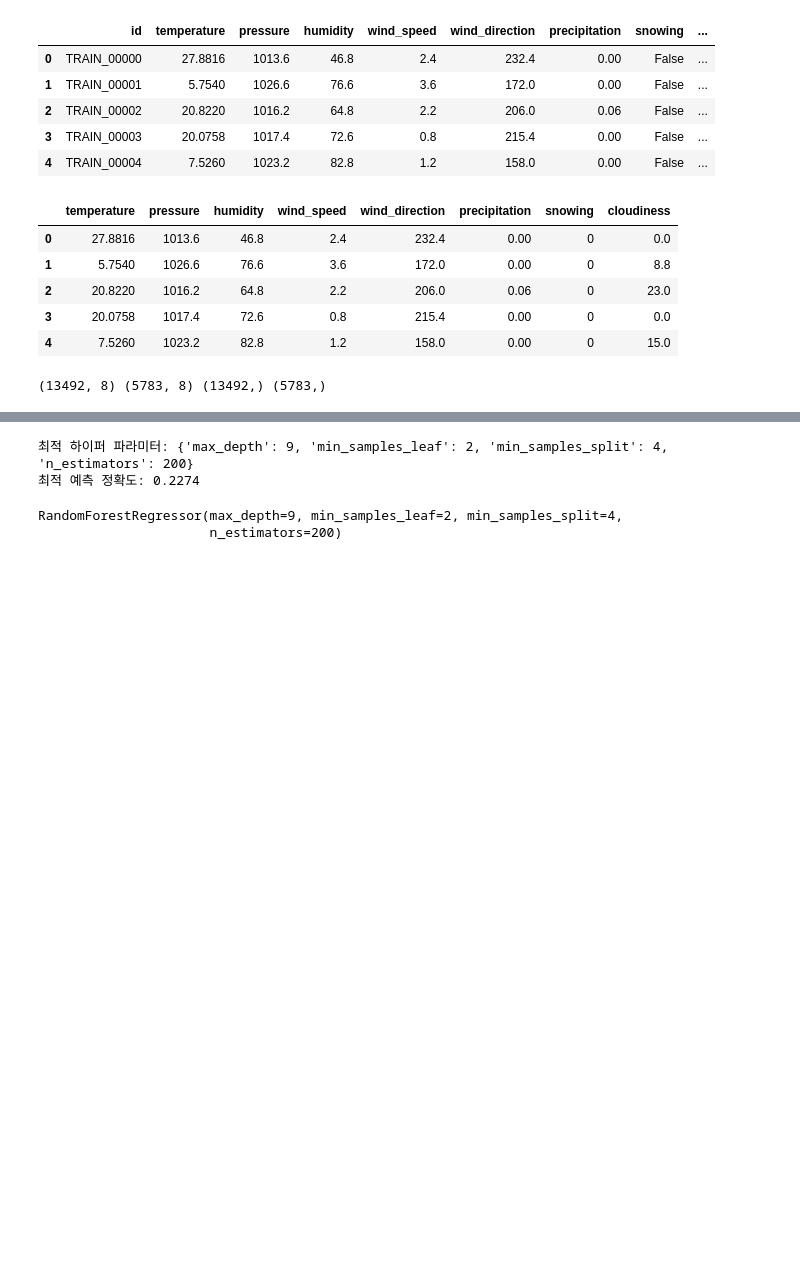
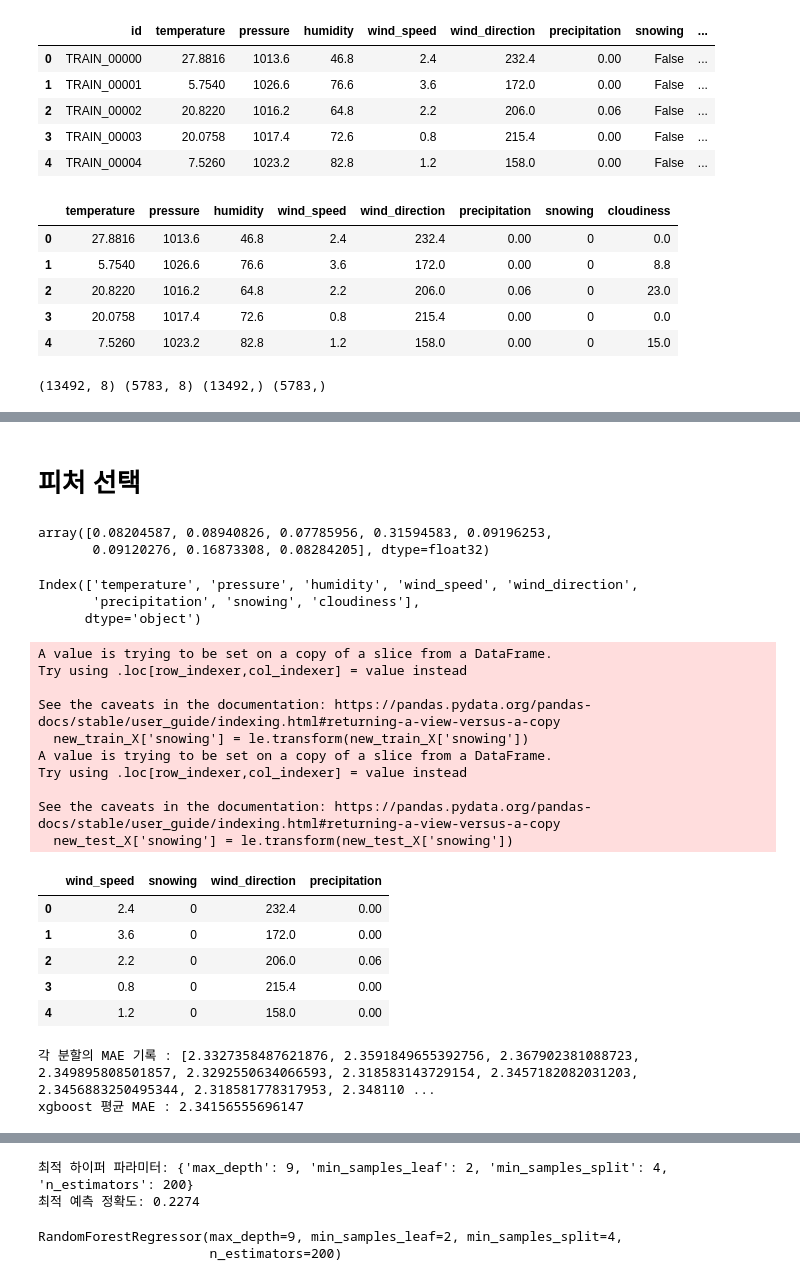
Before and after one commit to stat-thon/project-windpower, a Jupyter notebook: Modeling.ipynb, the cells around one changed output, grey strips where cells are left out. Drawn from its saved outputs; the diff is of its cells as text; code cells hidden in the pictures; blank space fills up the shorter version.

```diff
--- a/Modeling.ipynb
+++ b/Modeling.ipynb
@@ -61,0 +172,48 @@ print(X_train.shape, X_valid.shape, y_train.shape, y_valid.shape)
+# %% [markdown]
+# 피처 선택
+# %%
+xgb_model.feature_importances_
+# %% [output]
+array([0.08204587, 0.08940826, 0.07785956, 0.31594583, 0.09196253,
+       0.09120276, 0.16873308, 0.08284205], dtype=float32)
+# %%
+train_X.columns
+# %% [output]
+Index(['temperature', 'pressure', 'humidity', 'wind_speed', 'wind_direction',
+       'precipitation', 'snowing', 'cloudiness'],
+      dtype='object')
+# %%
+#wind_speed, snowing, wind_direction, precipitation
+new_train_X = train[['wind_speed', 'snowing', 'wind_direction', 'precipitation']]
+new_train_y = train['target']
+
+new_test_X = test[['wind_speed', 'snowing', 'wind_direction', 'precipitation']]
+
+from sklearn.preprocessing import LabelEncoder
+le = LabelEncoder()
+le = le.fit(new_train_X['snowing'])
+new_train_X['snowing'] = le.transform(new_train_X['snowing'])
+
+for label in np.unique(new_test_X['snowing']):
+    if label not in le.classes_:
+        le.classes_ = np.append(le.classes_, label)
+    new_test_X['snowing'] = le.transform(new_test_X['snowing'])
+
+new_train_X.head(5)
+# %% [output]
+A value is trying to be set on a copy of a slice from a DataFrame.
+Try using .loc[row_indexer,col_indexer] = value instead
+
+See the caveats in the documentation: https://pandas.pydata.org/pandas-docs/stable/user_guide/indexing.html#returning-a-view-versus-a-copy
+  new_train_X['snowing'] = le.transform(new_train_X['snowing'])
+A value is trying to be set on a copy of a slice from a DataFrame.
+Try using .loc[row_indexer,col_indexer] = value instead
+
+See the caveats in the documentation: https://pandas.pydata.org/pandas-docs/stable/user_guide/indexing.html#returning-a-view-versus-a-copy
+  new_test_X['snowing'] = le.transform(new_test_X['snowing'])
+|  | wind_speed | snowing | wind_direction | precipitation |
+| 0 | 2.4 | 0 | 232.4 | 0.00 |
+| 1 | 3.6 | 0 | 172.0 | 0.00 |
+| 2 | 2.2 | 0 | 206.0 | 0.06 |
+| 3 | 0.8 | 0 | 215.4 | 0.00 |
+| 4 | 1.2 | 0 | 158.0 | 0.00 |
@@ -61,0 +229,22 @@ print(X_train.shape, X_valid.shape, y_train.shape, y_valid.shape)
+# %%
+import xgboost
+
+new_xgb_history = []
+
+for train_index, test_index in kf.split(new_X):
+
+    new_X_train, new_X_test = new_X[train_index], new_X[test_index]
+    new_y_train, new_y_test = new_y[train_index], new_y[test_index]
+
+    new_xgb_model = xgboost.XGBRegressor(n_estimators = 50, learning_rate = 0.05, gamma = 0, subsample = 0.75,
+                                     colsample_bytree = 1, max_depth = 10, eta = 0.1, eval_metric = 'mae')
+    new_xgb_model.fit(new_X_train, new_y_train)
+
+    new_y_pred = new_xgb_model.predict(new_X_test)
+    new_xgb_history.append(mean_absolute_error(new_y_pred, new_y_test))
+
+print("각 분할의 MAE 기록 :", new_xgb_history)
+print("xgboost 평균 MAE :", np.mean(new_xgb_history))
+# %% [output]
+각 분할의 MAE 기록 : [2.3327358487621876, 2.3591849655392756, 2.367902381088723, 2.349895808501857, 2.3292550634066593, 2.318583143729154, 2.3457182082031203, 2.3456883250495344, 2.318581778317953, 2.348110 ...
+xgboost 평균 MAE : 2.34156555696147
```
Also changed, not shown: parts of 21 cells of this notebook.
